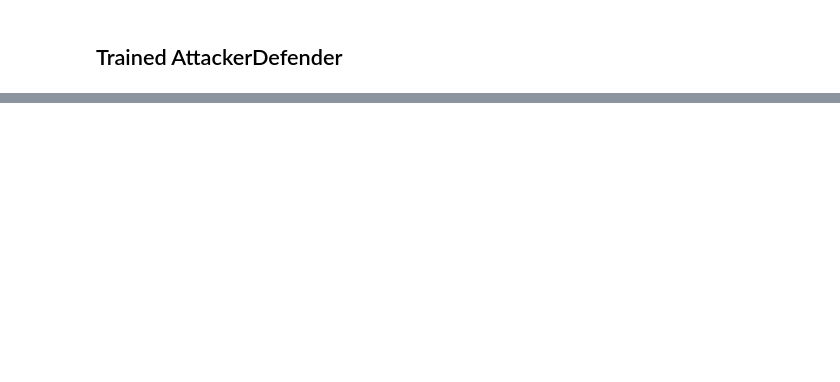
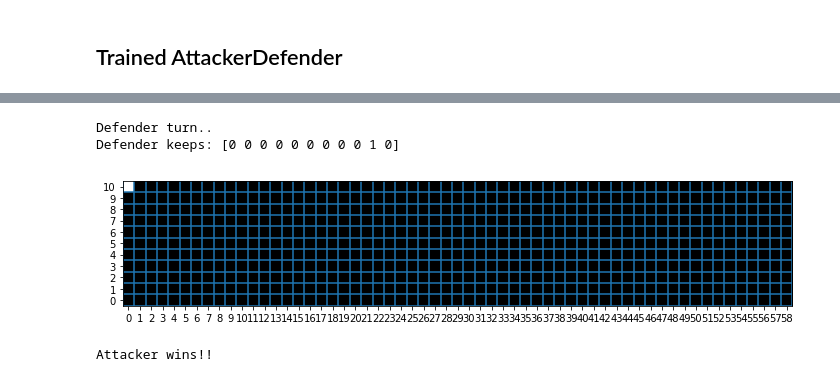
Before and after one commit to achamma723/RL_ESSGAME, a Jupyter notebook: Notebook.ipynb, the cells around one changed output, grey strips where cells are left out. Cells and saved outputs as stored; diff of their text form; code cells hidden in the pictures; blank space fills up the shorter version.

```diff
--- a/Notebook.ipynb
+++ b/Notebook.ipynb
@@ -188 +272,8 @@ Defender keeps: [0 0 0 0 0 0 0 0 0 0 0]
 Defender wins!!
+# %%
+simulate_trainedAttackerDefender(attack, defense, 1.5)
+# %% [output]
+Defender turn..
+Defender keeps: [0 0 0 0 0 0 0 0 0 1 0]
+[figure, added]
+Attacker wins!!
```
Also changed, not shown: parts of 12 cells of this notebook, 1 other file.
